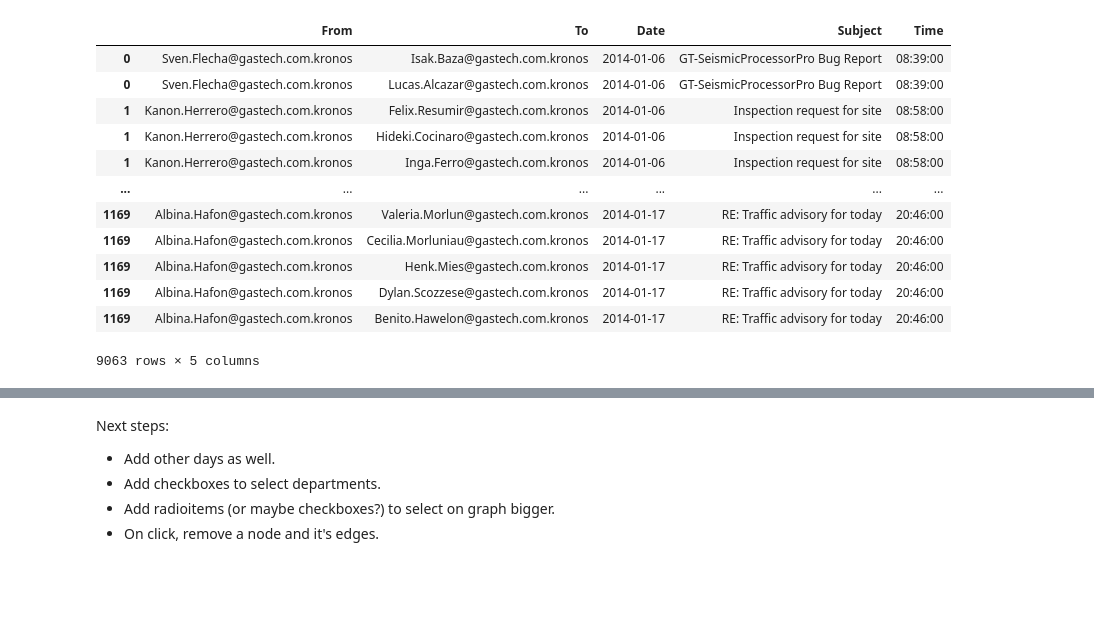
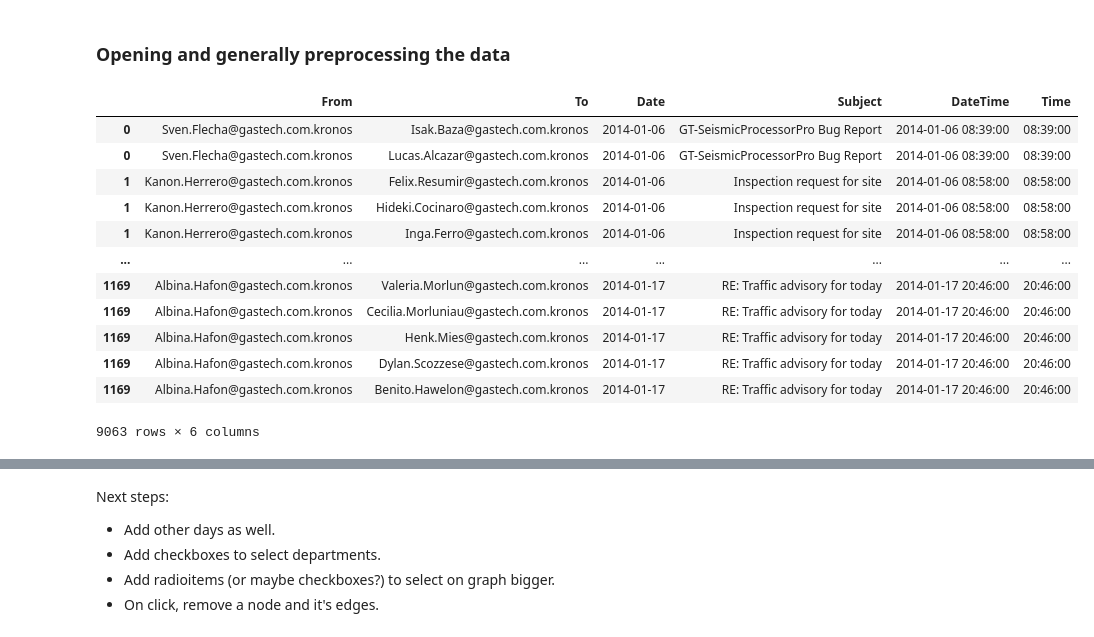
Before and after one commit to EmmieBessems/VisualAnalytics, a Jupyter notebook: cytoscape_networks.ipynb, the cells around one changed output, grey strips where cells are left out. Cells and saved outputs as stored; diff of their text form; code cells hidden in the pictures; blank space fills up the shorter version.

```diff
--- a/cytoscape_networks.ipynb
+++ b/cytoscape_networks.ipynb
@@ -40,21 +20,29 @@ emails
-# %%
-# Separate the date and time in different columns
-emails['Time'] = pd.to_datetime(emails['Date']).dt.time
-emails['Date'] = pd.to_datetime(emails['Date']).dt.date
-emails
-# %% [output]
-|  | From | To | Date | Subject | Time |
-| 0 | Sven.Flecha@gastech.com.kronos | Isak.Baza@gastech.com.kronos | 2014-01-06 | GT-SeismicProcessorPro Bug Report | 08:39:00 |
-| 0 | Sven.Flecha@gastech.com.kronos | Lucas.Alcazar@gastech.com.kronos | 2014-01-06 | GT-SeismicProcessorPro Bug Report | 08:39:00 |
-| 1 | Kanon.Herrero@gastech.com.kronos | Felix.Resumir@gastech.com.kronos | 2014-01-06 | Inspection request for site | 08:58:00 |
-| 1 | Kanon.Herrero@gastech.com.kronos | Hideki.Cocinaro@gastech.com.kronos | 2014-01-06 | Inspection request for site | 08:58:00 |
-| 1 | Kanon.Herrero@gastech.com.kronos | Inga.Ferro@gastech.com.kronos | 2014-01-06 | Inspection request for site | 08:58:00 |
-| ... | ... | ... | ... | ... | ... |
-| 1169 | Albina.Hafon@gastech.com.kronos | Valeria.Morlun@gastech.com.kronos | 2014-01-17 | RE: Traffic advisory for today | 20:46:00 |
-| 1169 | Albina.Hafon@gastech.com.kronos | Cecilia.Morluniau@gastech.com.kronos | 2014-01-17 | RE: Traffic advisory for today | 20:46:00 |
-| 1169 | Albina.Hafon@gastech.com.kronos | Henk.Mies@gastech.com.kronos | 2014-01-17 | RE: Traffic advisory for today | 20:46:00 |
-| 1169 | Albina.Hafon@gastech.com.kronos | Dylan.Scozzese@gastech.com.kronos | 2014-01-17 | RE: Traffic advisory for today | 20:46:00 |
-| 1169 | Albina.Hafon@gastech.com.kronos | Benito.Hawelon@gastech.com.kronos | 2014-01-17 | RE: Traffic advisory for today | 20:46:00 |
-9063 rows × 5 columns
+# %% [markdown]
+### Opening and generally preprocessing the data
+# %%
+# Email header data
+emails = pd.read_csv('email headers.csv', encoding='cp1252')
+# Split up single lines into multiple lines
+emails = emails.assign(To=emails.To.str.split(', '))
+emails = emails.explode('To')
+# Extract datetimes, create new columns for date and time
+emails['DateTime'] = pd.to_datetime(emails['Date'], format='%m/%d/%Y %H:%M')
+emails['Time'] = pd.to_datetime(emails['Date']).dt.time
+emails['Date'] = pd.to_datetime(emails['Date']).dt.date
+emails
+# %% [output]
+|  | From | To | Date | Subject | DateTime | Time |
+| 0 | Sven.Flecha@gastech.com.kronos | Isak.Baza@gastech.com.kronos | 2014-01-06 | GT-SeismicProcessorPro Bug Report | 2014-01-06 08:39:00 | 08:39:00 |
+| 0 | Sven.Flecha@gastech.com.kronos | Lucas.Alcazar@gastech.com.kronos | 2014-01-06 | GT-SeismicProcessorPro Bug Report | 2014-01-06 08:39:00 | 08:39:00 |
+| 1 | Kanon.Herrero@gastech.com.kronos | Felix.Resumir@gastech.com.kronos | 2014-01-06 | Inspection request for site | 2014-01-06 08:58:00 | 08:58:00 |
+| 1 | Kanon.Herrero@gastech.com.kronos | Hideki.Cocinaro@gastech.com.kronos | 2014-01-06 | Inspection request for site | 2014-01-06 08:58:00 | 08:58:00 |
+| 1 | Kanon.Herrero@gastech.com.kronos | Inga.Ferro@gastech.com.kronos | 2014-01-06 | Inspection request for site | 2014-01-06 08:58:00 | 08:58:00 |
+| ... | ... | ... | ... | ... | ... | ... |
+| 1169 | Albina.Hafon@gastech.com.kronos | Valeria.Morlun@gastech.com.kronos | 2014-01-17 | RE: Traffic advisory for today | 2014-01-17 20:46:00 | 20:46:00 |
+| 1169 | Albina.Hafon@gastech.com.kronos | Cecilia.Morluniau@gastech.com.kronos | 2014-01-17 | RE: Traffic advisory for today | 2014-01-17 20:46:00 | 20:46:00 |
+| 1169 | Albina.Hafon@gastech.com.kronos | Henk.Mies@gastech.com.kronos | 2014-01-17 | RE: Traffic advisory for today | 2014-01-17 20:46:00 | 20:46:00 |
+| 1169 | Albina.Hafon@gastech.com.kronos | Dylan.Scozzese@gastech.com.kronos | 2014-01-17 | RE: Traffic advisory for today | 2014-01-17 20:46:00 | 20:46:00 |
+| 1169 | Albina.Hafon@gastech.com.kronos | Benito.Hawelon@gastech.com.kronos | 2014-01-17 | RE: Traffic advisory for today | 2014-01-17 20:46:00 | 20:46:00 |
+9063 rows × 6 columns
 # %%
 # Read the employee records, check for employment types
```
Also changed, not shown: parts of 33 cells of this notebook, 2 other files.
